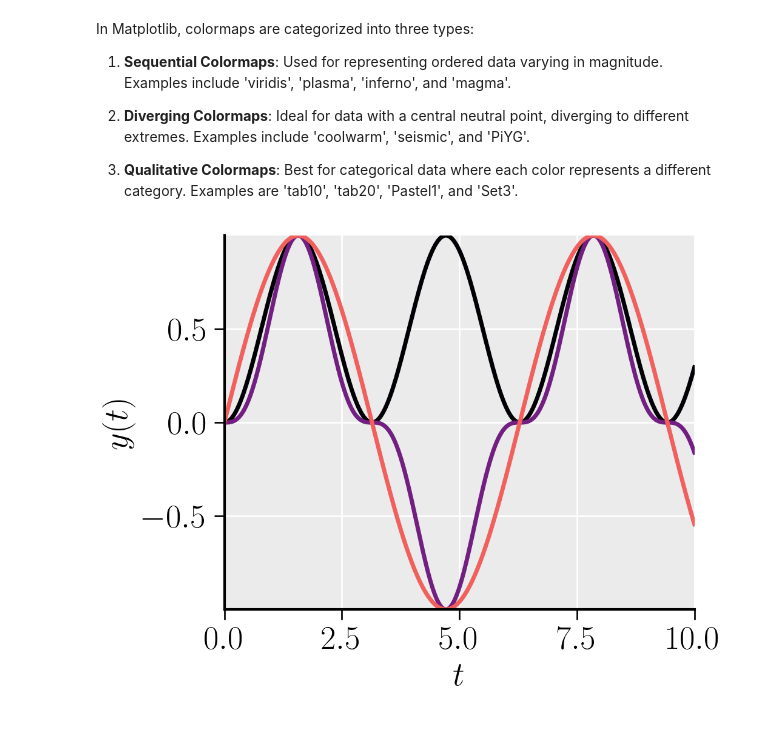
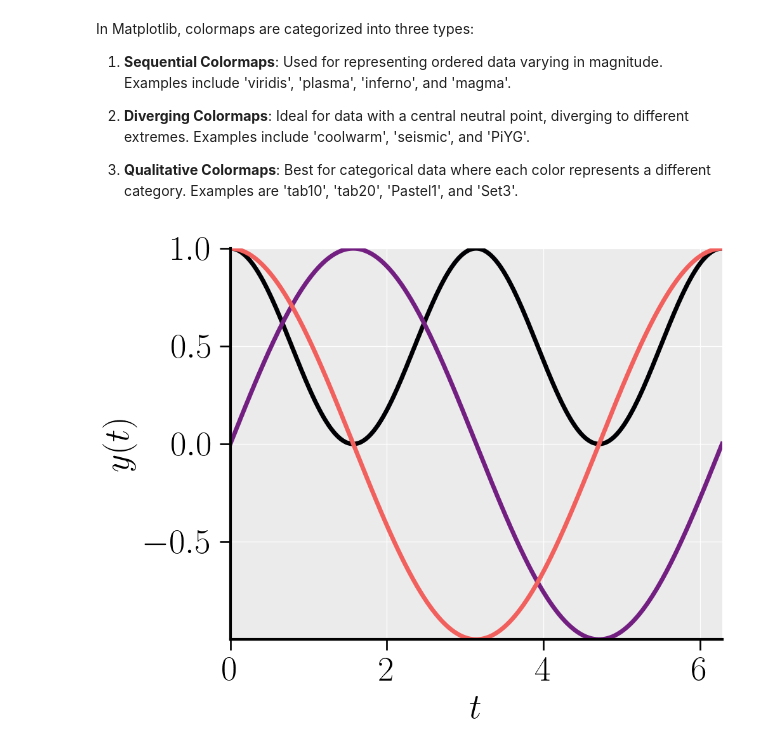
Before and after one commit to suparnob100/visualization, a Jupyter notebook: Publication_quality_graphs/PYTHON/Example.ipynb, the cells around one changed output. Drawn from its saved outputs; the diff is of its cells as text; code cells hidden in the pictures.

```diff
--- a/Publication_quality_graphs/PYTHON/Example.ipynb
+++ b/Publication_quality_graphs/PYTHON/Example.ipynb
@@ -26,22 +26,22 @@ colors = plt.cm.magma(np.linspace(0, 1, num_colors))
 plt.rcParams['axes.prop_cycle'] = cycler(color=colors)
 # %%
 # For example, creating a simple plot:
-x = np.linspace(0, 10, 1000)
-y = np.sin(x)
+x = np.linspace(0, 2*np.pi, 1000)
+y = np.cos(x)
 
 fig, ax = plt.subplots(figsize=(5,4))
 
 ax.plot(x,y**2)
-ax.plot(x,y**3)
+ax.plot(x,np.sin(x))
 ax.plot(x,y**1)
 
 ax.set_xlabel("$t$")
 ax.set_ylabel("$y(t)$")
 
 # Automatically adjust the axis limits to be tight around the data
 ax.autoscale(axis='both', tight=True)
 # plt.legend(['$y_1$','$y_2$','$y_3$'])
 plt.savefig('test.png')
 plt.show()
 # %% [output]
-[figure, old version]
+[figure, new version]
```
Also changed, not shown: 2 other files.
